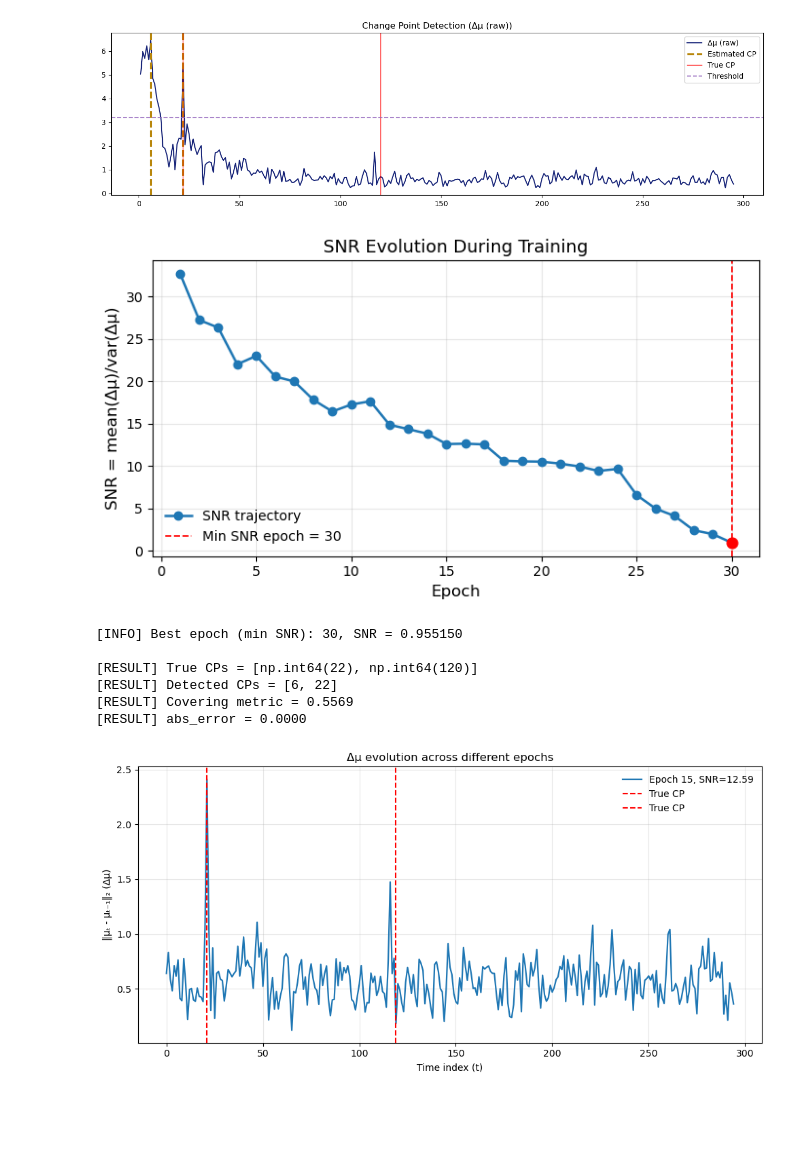
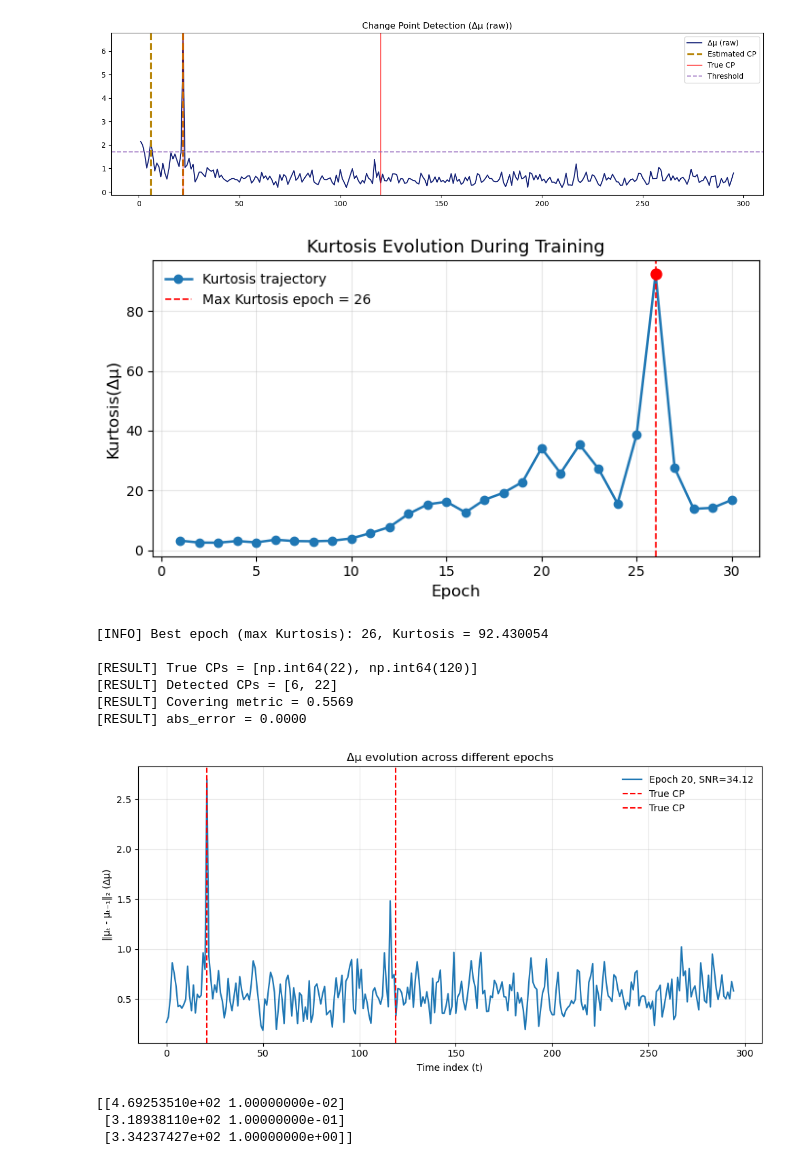
Before and after one commit to allenkei/CPD_FlowCytometry, a Jupyter notebook: sims_py/Simulate_real_data.ipynb, the cells around one changed output. Cells and saved outputs as stored; diff of their text form; code cells hidden in the pictures; blank space fills up the shorter version.

Commit message:
kurtosis introduced

```diff
--- a/sims_py/Simulate_real_data.ipynb
+++ b/sims_py/Simulate_real_data.ipynb
@@ -231,57 +231,57 @@ y_train, y_test = y_input[odd_idx].reshape(-1, args.y_dim), y_input[even_idx].re
 # ======================================================
 # 9. Penalty selection (half training)
 # ======================================================
-# results_half = []
-# for penalty in args.penalties:
-#     _stdout = sys.stdout
-#     sys.stdout = io.StringIO()  # suppress printing
-#     try:
-#         loss, pen = learn_one_seq_penalty(args, x_train, y_train, x_test, y_test, penalty=penalty, half=True)
-#     finally:
-#         sys.stdout = _stdout
-#     results_half.append([loss, pen])
+results_half = []
+for penalty in args.penalties:
+    _stdout = sys.stdout
+    sys.stdout = io.StringIO()  # suppress printing
+    try:
+        loss, pen = learn_one_seq_penalty(args, x_train, y_train, x_test, y_test, penalty=penalty, half=True)
+    finally:
+        sys.stdout = _stdout
+    results_half.append([loss, pen])
 
-# results_half = np.array(results_half)
-# best_idx = np.argmin(results_half[:, 0])
-# best_penalty = args.penalties[best_idx]
-# print(f"[INFO] Best penalty selected = {best_penalty}")
+results_half = np.array(results_half)
+best_idx = np.argmin(results_half[:, 0])
+best_penalty = args.penalties[best_idx]
+print(f"[INFO] Best penalty selected = {best_penalty}")
 
 # ======================================================
-# 10. Full training using best penalty (record SNR)
+# 10. Full training using best penalty (record Kurtosis)
 # ======================================================
-result, snr_list, delta_mu_all = learn_one_seq_penalty(
+result, kurt_list, delta_mu_all = learn_one_seq_penalty(
     args,
     x_input.reshape(-1, args.x_dim),
     y_input.reshape(-1, args.y_dim),
     x_input.reshape(-1, args.x_dim),
     y_input.reshape(-1, args.y_dim),
-    penalty=0.1,
+    penalty=best_penalty,
     half=False
 )
 torch.cuda.empty_cache()
 
 # ======================================================
-# 11. Plot SNR trajectory
+# 11. Plot Kurtosis trajectory
 # ======================================================
 import matplotlib.pyplot as plt
-epochs = np.arange(1, len(snr_list) + 1)
-best_idx_snr = int(np.argmin(snr_list))
-best_snr = snr_list[best_idx_snr]
+epochs = np.arange(1, len(kurt_list) + 1)
+best_idx_kurt = int(np.argmax(kurt_list))
+best_kurt = kurt_list[best_idx_kurt]
 
 plt.figure(figsize=(7, 4))
-plt.plot(epochs, snr_list, marker='o', lw=1.8, label='SNR trajectory')
-plt.axvline(best_idx_snr + 1, color='red', linestyle='--', lw=1.2,
-            label=f'Min SNR epoch = {best_idx_snr + 1}')
-plt.scatter(best_idx_snr + 1, best_snr, color='red', s=60, zorder=5)
-plt.title("SNR Evolution During Training", fontsize=13)
+plt.plot(epochs, kurt_list, marker='o', lw=1.8, label='Kurtosis trajectory')
+plt.axvline(best_idx_kurt + 1, color='red', linestyle='--', lw=1.2,
+            label=f'Max Kurtosis epoch = {best_idx_kurt + 1}')
+plt.scatter(best_idx_kurt + 1, best_kurt, color='red', s=60, zorder=5)
+plt.title("Kurtosis Evolution During Training", fontsize=13)
 plt.xlabel("Epoch", fontsize=12)
-plt.ylabel("SNR = mean(Δμ)/var(Δμ)", fontsize=12)
+plt.ylabel("Kurtosis(Δμ)", fontsize=12)
 plt.grid(True, alpha=0.3)
 plt.legend(frameon=False)
 plt.tight_layout()
 plt.show()
 
-print(f"[INFO] Best epoch (min SNR): {best_idx_snr + 1}, SNR = {best_snr:.6f}")
+print(f"[INFO] Best epoch (max Kurtosis): {best_idx_kurt + 1}, Kurtosis = {best_kurt:.6f}")
 
 # ======================================================
 # 12. Report results
@@ -303,6 +304,6 @@ Epoch  30 | Loss=384.168610 | SNR=0.955150
-[figure, old version]
+[figure, new version]
-[figure, old version]
+[figure, new version]
-[INFO] Best epoch (min SNR): 30, SNR = 0.955150
+[INFO] Best epoch (max Kurtosis): 26, Kurtosis = 92.430054
 
 [RESULT] True CPs = [np.int64(22), np.int64(120)]
 [RESULT] Detected CPs = [6, 22]
@@ -312,12 +313,12 @@ Epoch  30 | Loss=384.168610 | SNR=0.955150
 import matplotlib.pyplot as plt
 
 
-epochs_to_show = [15]
+epochs_to_show = [20]
 plt.figure(figsize=(10, 5))
 
 for e in epochs_to_show:
     if e <= len(delta_mu_all):
-        plt.plot(delta_mu_all[e-1], lw=1.6, label=f"Epoch {e}, SNR={snr_list[e-1]:.2f}")
+        plt.plot(delta_mu_all[e-1], lw=1.6, label=f"Epoch {e}, SNR={kurt_list[e-1]:.2f}")
 for cp in true_cp:
     plt.axvline(x=cp-1, color='red', linestyle='--', lw=1.5, label='True CP')
 plt.xlabel("Time index (t)")
@@ -328,4 +329,10 @@ plt.legend(frameon=False)
 plt.tight_layout()
 plt.show()
 # %% [output]
-[figure, old version]
+[figure, new version]
+# %%
+print(results_half)
+# %% [output]
+[[4.69253510e+02 1.00000000e-02]
+ [3.18938110e+02 1.00000000e-01]
+ [3.34237427e+02 1.00000000e+00]]
```
Also changed, not shown: parts of 2 cells of this notebook, 1 other file.
